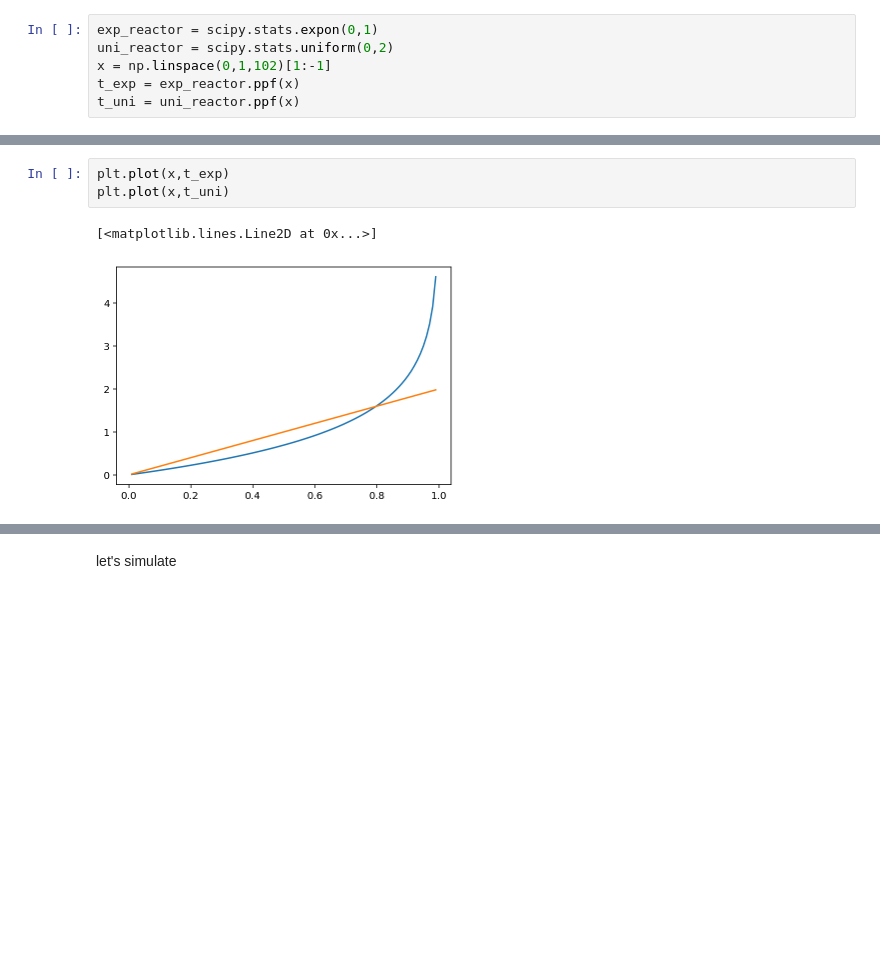
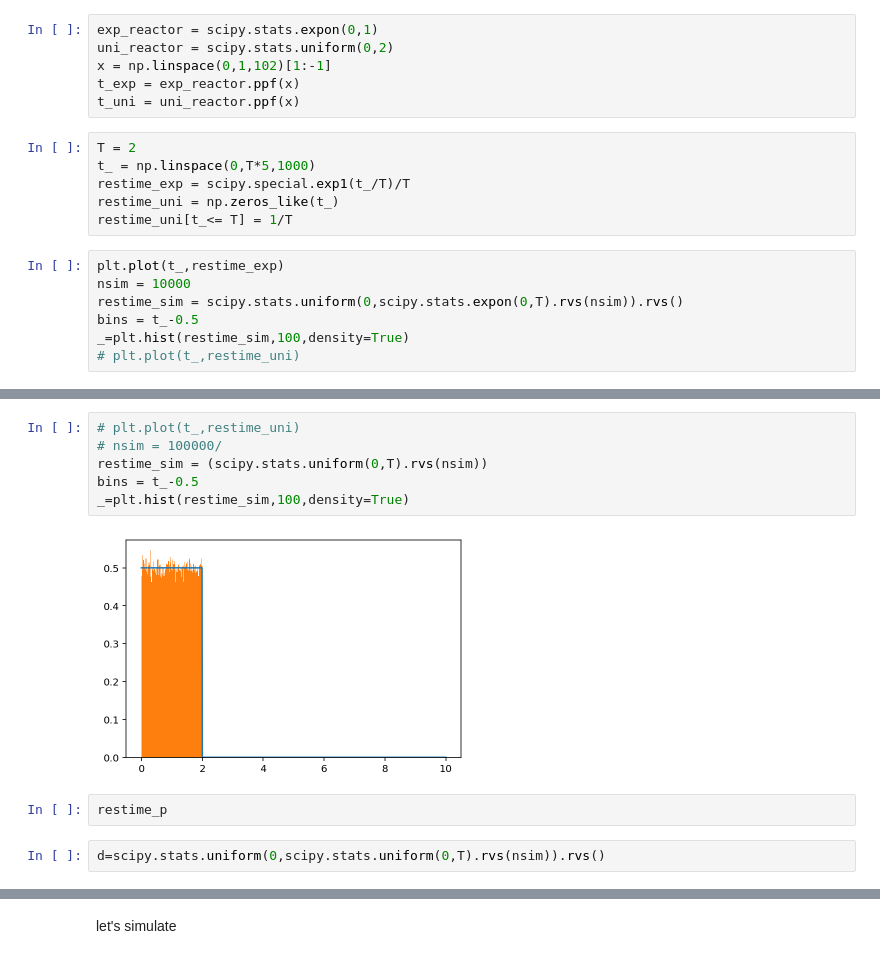
Before and after one commit to pachterlab/GVP_2023, a Jupyter notebook: gg230119_reactors.ipynb, the cells around one changed output, grey strips where cells are left out. Cells and saved outputs as stored; diff of their text form; blank space fills up the shorter version.

```diff
--- a/gg230119_reactors.ipynb
+++ b/gg230119_reactors.ipynb
@@ -521,3 +521,16 @@ uni_reactor = scipy.stats.uniform(0,2)
 x = np.linspace(0,1,102)[1:-1]
 t_exp = exp_reactor.ppf(x)
 t_uni = uni_reactor.ppf(x)
+# %%
+T = 2
+t_ = np.linspace(0,T*5,1000)
+restime_exp = scipy.special.exp1(t_/T)/T
+restime_uni = np.zeros_like(t_)
+restime_uni[t_<= T] = 1/T
+# %%
+plt.plot(t_,restime_exp)
+nsim = 10000
+restime_sim = scipy.stats.uniform(0,scipy.stats.expon(0,T).rvs(nsim)).rvs()
+bins = t_-0.5
+_=plt.hist(restime_sim,100,density=True)
+# plt.plot(t_,restime_uni)
@@ -524,7 +539,13 @@ t_uni = uni_reactor.ppf(x)
 # %%
-plt.plot(x,t_exp)
-plt.plot(x,t_uni)
+# plt.plot(t_,restime_uni)
+# nsim = 100000/
+restime_sim = (scipy.stats.uniform(0,T).rvs(nsim))
+bins = t_-0.5
+_=plt.hist(restime_sim,100,density=True)
 # %% [output]
-[<matplotlib.lines.Line2D at 0x...>]
-[figure, old version]
+[figure, new version]
+# %%
+restime_p
+# %%
+d=scipy.stats.uniform(0,scipy.stats.uniform(0,T).rvs(nsim)).rvs()
 # %%
```
Also changed, not shown: parts of 8 cells of this notebook, 3 other files.
